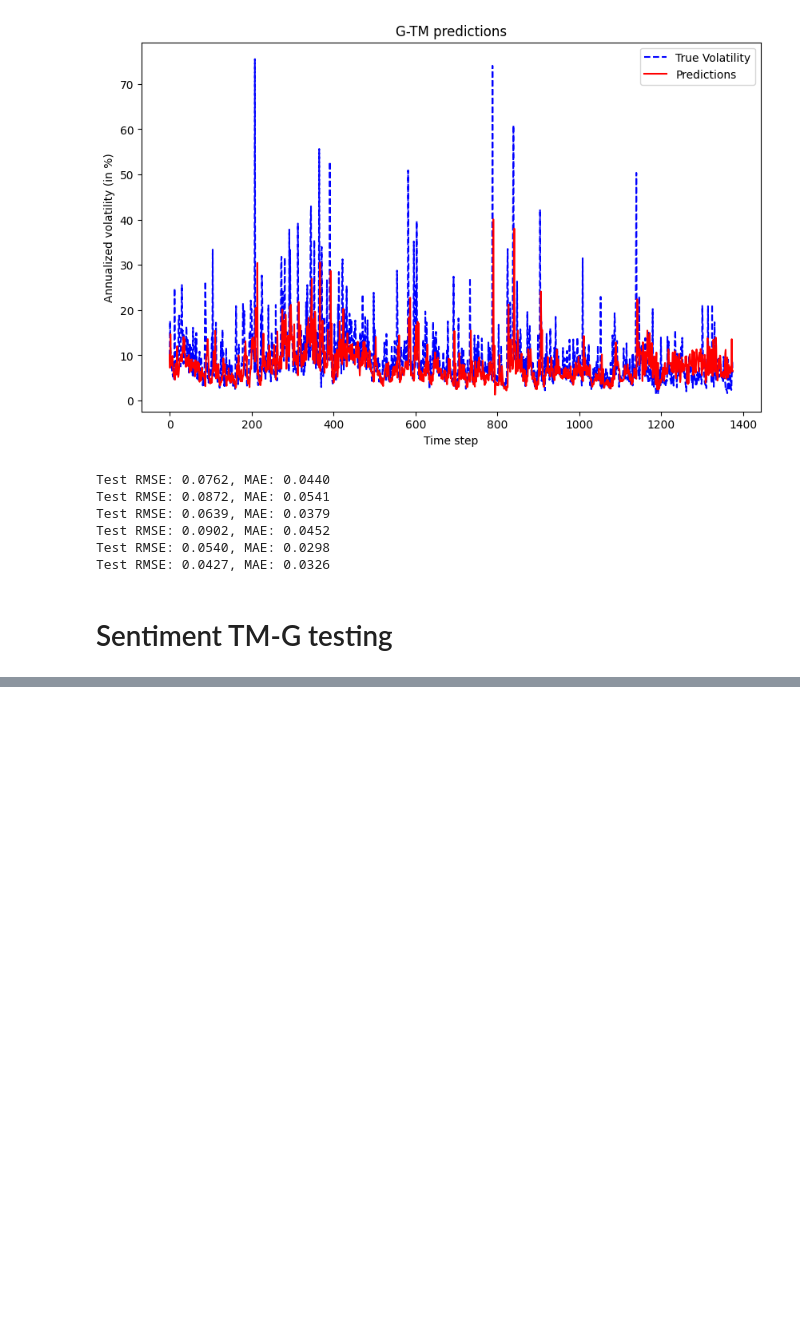
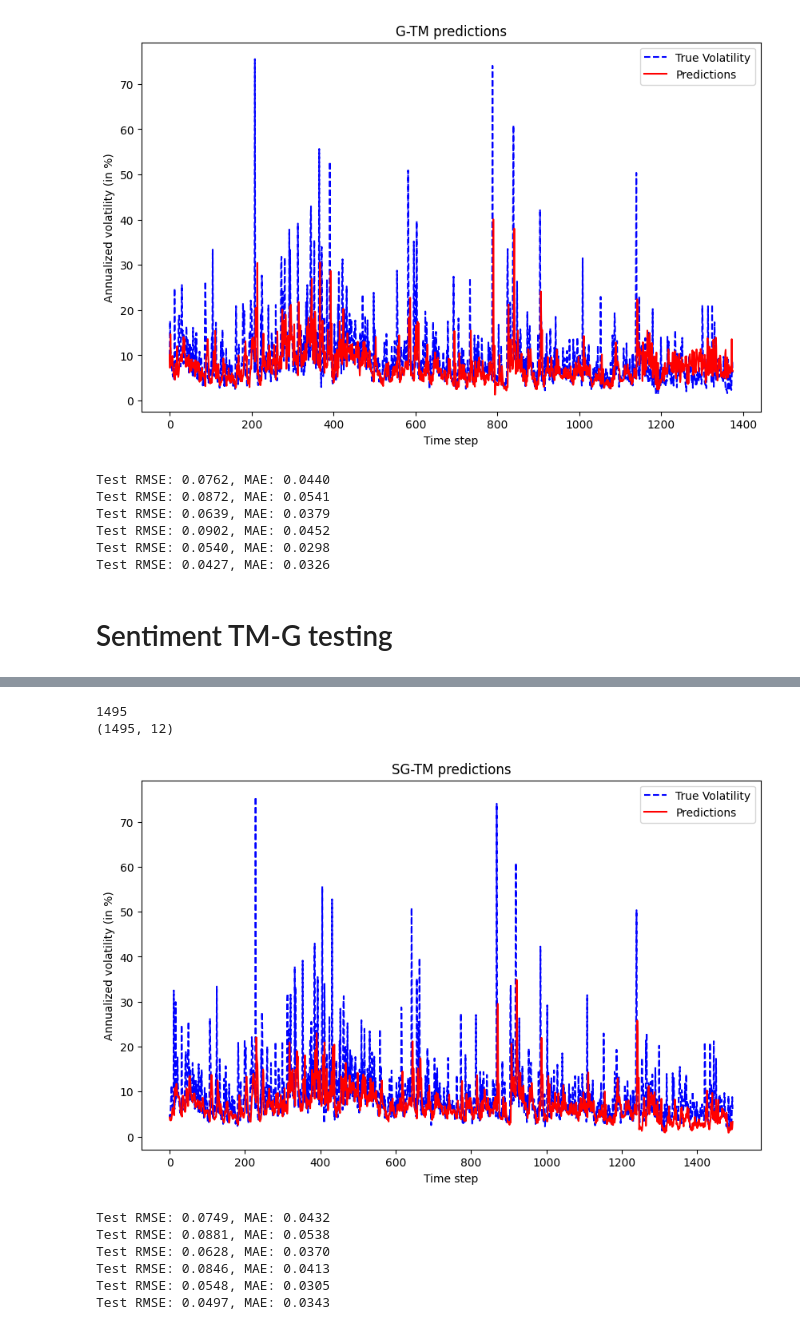
Before and after one commit to AugusteDP-git/bitcoin-volatility-forecasting, a Jupyter notebook: main.ipynb, the cells around one changed output, grey strips where cells are left out. Saved outputs shown, nothing was run; the diff lists cells and outputs as text; code cells hidden in the pictures; blank space fills up the shorter version.

Commit message:
'Updates and error correction'

```diff
--- a/main.ipynb
+++ b/main.ipynb
@@ -158,0 +161,2 @@ Test RMSE: 0.0427, MAE: 0.0326
+# %%
+sent = pd.read_csv('Data/sentiment.csv')
@@ -158,0 +169,27 @@ Test RMSE: 0.0427, MAE: 0.0326
+# %%
+import matplotlib.pyplot as plt
+from Models.TM_SG import TM_SG
+from Model_eval.TM_eval import evaluate_STM
+from sklearn.preprocessing import StandardScaler
+from Models.CVal import cross_validation
+import copy
+feature_cols = df.columns.difference(['vol', 'sentiment'])
+predictions = []
+for i in range(4, 9):
+  df_train = pd.concat([copy.deepcopy(dfs[j]) for j in range(i-3,i-1)], ignore_index=True).reset_index(drop = True)
+  df_validate = copy.deepcopy(dfs[i])
+  df_test =copy.deepcopy(dfs[i+1])
+
+  best_params = cross_validation(copy.deepcopy(df_train), copy.deepcopy(df_validate))
+  print(f'Cross validated interval {i}')
+
+  model = TM_SG(n_features = len(feature_cols), lb = best_params['lb'], lambda_reg = best_params['lambda_reg'])
+  new_df_train = pd.concat([df_train, df_validate], axis=0, ignore_index=True).reset_index(drop = True)
+  scaler = StandardScaler()
+  new_df_train[feature_cols] = scaler.fit_transform(new_df_train[feature_cols])
+  model.train_model(df_train, epochs = 2000)
+  df_test[feature_cols] = scaler.transform(df_test[feature_cols])
+  print(f'Predicted interval {i+1}')
+
+  _, _, y_pred = evaluate_STM(model, df_test, plot = False)
+  predictions.append(y_pred)
@@ -158,0 +207,34 @@ Test RMSE: 0.0427, MAE: 0.0326
+# %%
+final_pred = [predictions[j][i] for j in range(len(predictions)) for i in range(len(predictions[j])) ]
+print(len(final_pred))
+dfs = [dfs[i][11:] for i in range(10)]
+merged = pd.concat(dfs[4:], ignore_index=True).reset_index(drop = True)
+print(merged.shape)
+# %% [output]
+1495
+(1495, 12)
+# %%
+plt.figure(figsize = (10,6))
+plt.plot( merged['vol'], label = 'True Volatility', color = 'blue', linestyle = '--')
+plt.plot( final_pred, label = 'Predictions', color = 'red')
+plt.title('SG-TM predictions')
+plt.ylabel('Annualized volatility (in %)')
+plt.xlabel('Time step')
+plt.legend()
+plt.show()
+# %% [output]
+[figure, added]
+# %%
+from sklearn.metrics import mean_squared_error, mean_absolute_error
+for i in range(6):
+  start = int(np.sum([len(dfs[j]) for j in range(i)]))
+  rmse = np.sqrt(mean_squared_error(merged['vol'][start: start + len(dfs[i])], final_pred[start: start + len(dfs[i])])) / 100 # Undo percentage scaling
+  mae = mean_absolute_error(merged['vol'][start: start + len(dfs[i])], final_pred[start: start + len(dfs[i])]) / 100
+  print(f"Test RMSE: {rmse:.4f}, MAE: {mae:.4f}")
+# %% [output]
+Test RMSE: 0.0749, MAE: 0.0432
+Test RMSE: 0.0881, MAE: 0.0538
+Test RMSE: 0.0628, MAE: 0.0370
+Test RMSE: 0.0846, MAE: 0.0413
+Test RMSE: 0.0548, MAE: 0.0305
+Test RMSE: 0.0497, MAE: 0.0343
```
Also changed, not shown: parts of 3 cells of this notebook, 8 other files.
